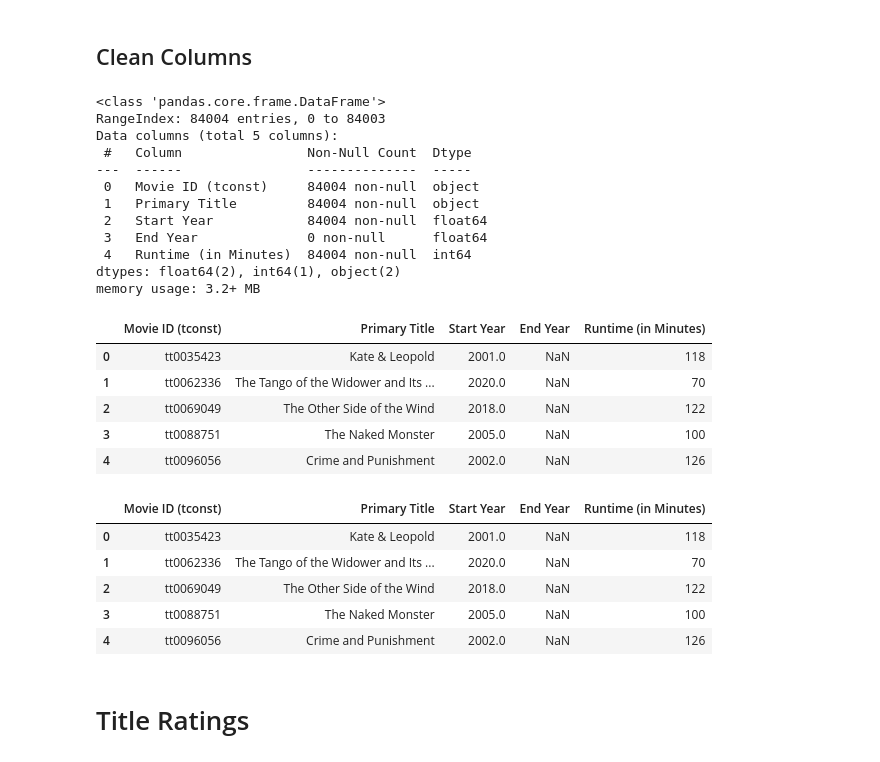
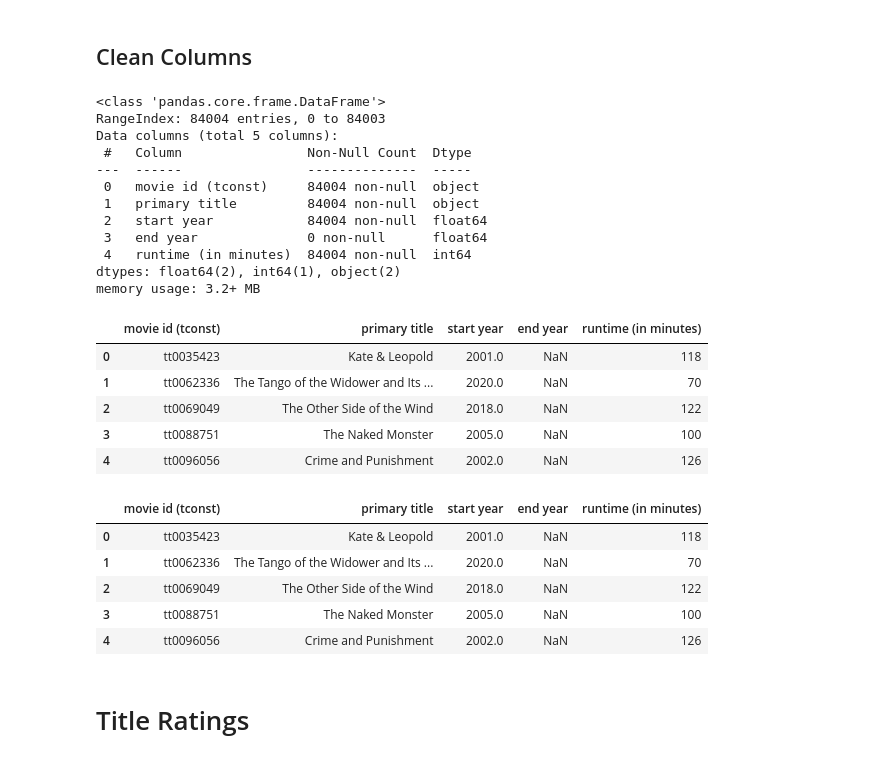
Before and after one commit to Gracey701/TMDB-Movies, a Jupyter notebook: Part 3 ETL.ipynb, the cells around one changed output. Drawn from its saved outputs; the diff is of its cells as text; code cells hidden in the pictures.

```diff
--- a/Part 3 ETL.ipynb
+++ b/Part 3 ETL.ipynb
@@ -170,23 +170,23 @@ title_basics.head()
 title_basics = title_basics.drop(columns=['originalTitle','isAdult','titleType','genres'])
 # %%
 #rename columns
-title_basics.rename(columns={'tconst':'Movie ID (tconst)','primaryTitle':'Primary Title','startYear':'Start Year','runtimeMinutes':'Runtime (in Minutes)','endYear':'End Year'}, inplace=True)
+title_basics.rename(columns={'tconst':'movie id (tconst)','primaryTitle':'primary title','startYear':'start year','runtimeMinutes':'runtime (in minutes)','endYear':'end year'}, inplace=True)
 title_basics.info()
 title_basics.head()
 # %% [output]
 <class 'pandas.core.frame.DataFrame'>
 RangeIndex: 84004 entries, 0 to 84003
 Data columns (total 5 columns):
  #   Column                Non-Null Count  Dtype
 ---  ------                --------------  -----
- 0   Movie ID (tconst)     84004 non-null  object
- 1   Primary Title         84004 non-null  object
- 2   Start Year            84004 non-null  float64
- 3   End Year              0 non-null      float64
- 4   Runtime (in Minutes)  84004 non-null  int64
+ 0   movie id (tconst)     84004 non-null  object
+ 1   primary title         84004 non-null  object
+ 2   start year            84004 non-null  float64
+ 3   end year              0 non-null      float64
+ 4   runtime (in minutes)  84004 non-null  int64
 dtypes: float64(2), int64(1), object(2)
 memory usage: 3.2+ MB
-|  | Movie ID (tconst) | Primary Title | Start Year | End Year | Runtime (in Minutes) |
+|  | movie id (tconst) | primary title | start year | end year | runtime (in minutes) |
 | 0 | tt0035423 | Kate & Leopold | 2001.0 | NaN | 118 |
 | 1 | tt0062336 | The Tango of the Widower and Its ... | 2020.0 | NaN | 70 |
 | 2 | tt0069049 | The Other Side of the Wind | 2018.0 | NaN | 122 |
@@ -195,7 +195,7 @@ memory usage: 3.2+ MB
 # %%
 title_basics.head()
 # %% [output]
-|  | Movie ID (tconst) | Primary Title | Start Year | End Year | Runtime (in Minutes) |
+|  | movie id (tconst) | primary title | start year | end year | runtime (in minutes) |
 | 0 | tt0035423 | Kate & Leopold | 2001.0 | NaN | 118 |
 | 1 | tt0062336 | The Tango of the Widower and Its ... | 2020.0 | NaN | 70 |
 | 2 | tt0069049 | The Other Side of the Wind | 2018.0 | NaN | 122 |
```
Also changed, not shown: parts of 25 cells of this notebook, 1 other file.
